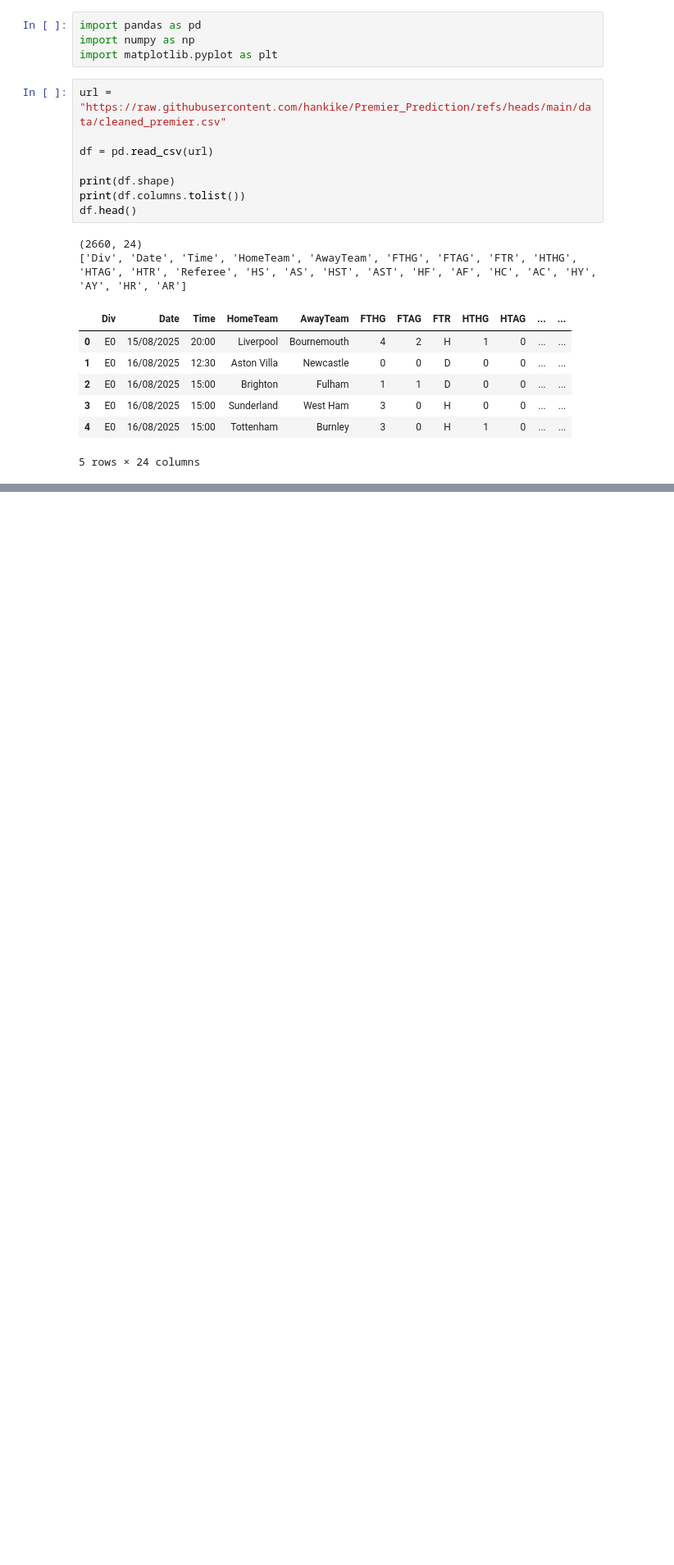
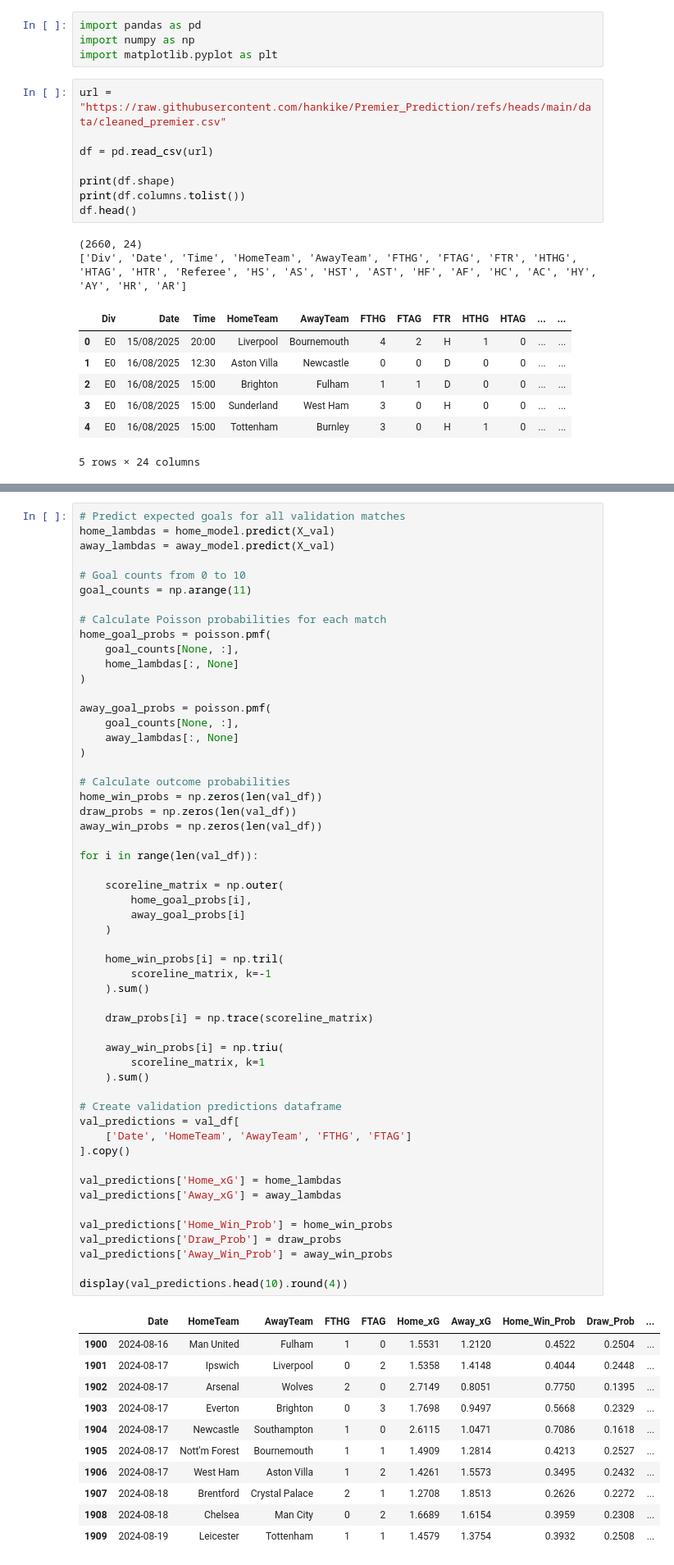
Before and after one commit to hankike/Premier_Prediction, a Jupyter notebook: poisson_2.ipynb, the cells around one changed output, grey strips where cells are left out. Shown at 82% size. Cells and saved outputs as stored; diff of their text form; blank space fills up the shorter version.

Commit message:
Finished second model, still bad

```diff
--- a/poisson_2.ipynb
+++ b/poisson_2.ipynb
@@ -26,0 +897,66 @@ df.head()
+# %%
+# Predict expected goals for all validation matches
+home_lambdas = home_model.predict(X_val)
+away_lambdas = away_model.predict(X_val)
+
+# Goal counts from 0 to 10
+goal_counts = np.arange(11)
+
+# Calculate Poisson probabilities for each match
+home_goal_probs = poisson.pmf(
+    goal_counts[None, :],
+    home_lambdas[:, None]
+)
+
+away_goal_probs = poisson.pmf(
+    goal_counts[None, :],
+    away_lambdas[:, None]
+)
+
+# Calculate outcome probabilities
+home_win_probs = np.zeros(len(val_df))
+draw_probs = np.zeros(len(val_df))
+away_win_probs = np.zeros(len(val_df))
+
+for i in range(len(val_df)):
+
+    scoreline_matrix = np.outer(
+        home_goal_probs[i],
+        away_goal_probs[i]
+    )
+
+    home_win_probs[i] = np.tril(
+        scoreline_matrix, k=-1
+    ).sum()
+
+    draw_probs[i] = np.trace(scoreline_matrix)
+
+    away_win_probs[i] = np.triu(
+        scoreline_matrix, k=1
+    ).sum()
+
+# Create validation predictions dataframe
+val_predictions = val_df[
+    ['Date', 'HomeTeam', 'AwayTeam', 'FTHG', 'FTAG']
+].copy()
+
+val_predictions['Home_xG'] = home_lambdas
+val_predictions['Away_xG'] = away_lambdas
+
+val_predictions['Home_Win_Prob'] = home_win_probs
+val_predictions['Draw_Prob'] = draw_probs
+val_predictions['Away_Win_Prob'] = away_win_probs
+
+display(val_predictions.head(10).round(4))
+# %% [output]
+|  | Date | HomeTeam | AwayTeam | FTHG | FTAG | Home_xG | Away_xG | Home_Win_Prob | Draw_Prob | ... |
+| 1900 | 2024-08-16 | Man United | Fulham | 1 | 0 | 1.5531 | 1.2120 | 0.4522 | 0.2504 | ... |
+| 1901 | 2024-08-17 | Ipswich | Liverpool | 0 | 2 | 1.5358 | 1.4148 | 0.4044 | 0.2448 | ... |
+| 1902 | 2024-08-17 | Arsenal | Wolves | 2 | 0 | 2.7149 | 0.8051 | 0.7750 | 0.1395 | ... |
+| 1903 | 2024-08-17 | Everton | Brighton | 0 | 3 | 1.7698 | 0.9497 | 0.5668 | 0.2329 | ... |
+| 1904 | 2024-08-17 | Newcastle | Southampton | 1 | 0 | 2.6115 | 1.0471 | 0.7086 | 0.1618 | ... |
+| 1905 | 2024-08-17 | Nott'm Forest | Bournemouth | 1 | 1 | 1.4909 | 1.2814 | 0.4213 | 0.2527 | ... |
+| 1906 | 2024-08-17 | West Ham | Aston Villa | 1 | 2 | 1.4261 | 1.5573 | 0.3495 | 0.2432 | ... |
+| 1907 | 2024-08-18 | Brentford | Crystal Palace | 2 | 1 | 1.2708 | 1.8513 | 0.2626 | 0.2272 | ... |
+| 1908 | 2024-08-18 | Chelsea | Man City | 0 | 2 | 1.6689 | 1.6154 | 0.3959 | 0.2308 | ... |
+| 1909 | 2024-08-19 | Leicester | Tottenham | 1 | 1 | 1.4579 | 1.3754 | 0.3932 | 0.2508 | ... |
```
Also changed, not shown: parts of 43 cells of this notebook.
